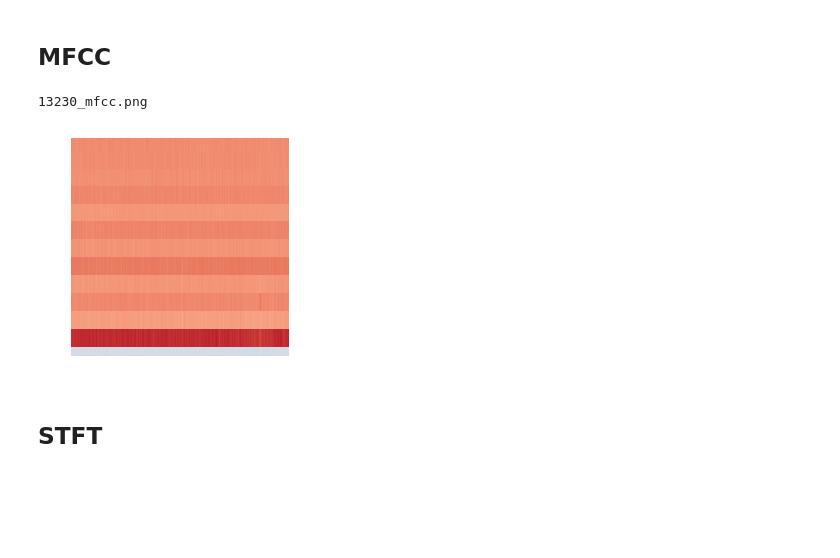
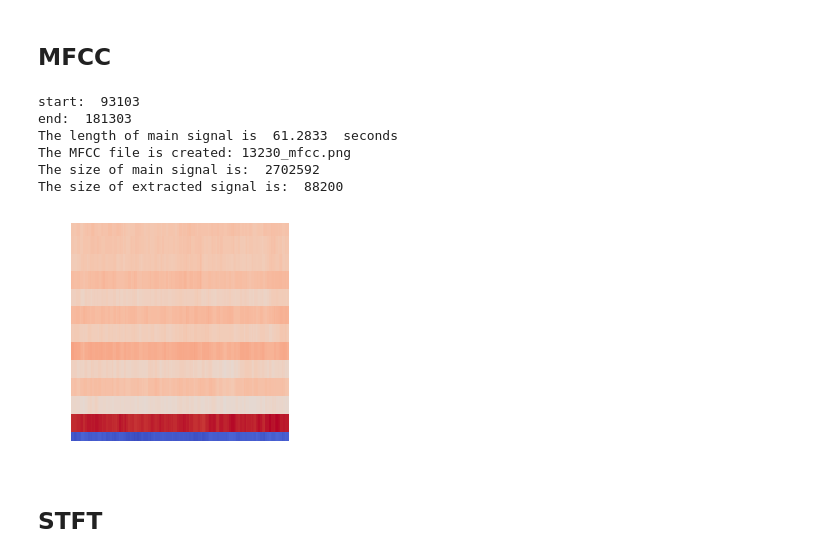
Before and after one commit to SMAHAM/Scene-Recognization, a Jupyter notebook: scene_reorganization.ipynb, the cells around one changed output. Saved outputs shown, nothing was run; the diff lists cells and outputs as text; code cells hidden in the pictures; blank space fills up the shorter version.

```diff
--- a/scene_reorganization.ipynb
+++ b/scene_reorganization.ipynb
@@ -75,15 +281,44 @@ Successfully downloaded file to ./6508.mp3
+# %%
+def start_end(sig,start,end,sr=44100):
+  if (start>end):
+    (start,end)=(end,start)
+  if (start<=0 or start>len(sig)/sr):
+    start = 0
+  else:
+    start = int(start*sr)
+  if (end==-1 or end>len(sig)/sr):
+    end = len(sig)
+  else:
+    end = int(end*sr)
+  print('start: ',start)
+  print('end: ',end)
+  return(start,end)
 # %% [markdown]
 # MFCC generator
 # %%
-def make_mfcc(filename,file_ext,path='./',crop_area=(50, 50, 306, 306),sr=44100,hop_length=512,n_mfcc = 13):
+def make_mfcc(filename,file_ext,path='./',start=-1,end=-1,fig_size =5,sr=44100,hop_length=512,n_mfcc = 13):
+  fig = plt.Figure(figsize=(fig_size,fig_size))
+  canvas = FigureCanvas(fig)
+  ax = fig.add_subplot(111)
+  ax.axis('off')
   sig, rate = librosa.load(path+filename+file_ext, sr=sr)
-  mfcc = librosa.feature.mfcc(y=sig, sr=rate, hop_length=hop_length, n_mfcc=n_mfcc)
+  start,end = start_end(sig,start,end)
+  y=sig[start:end]
+
+  mfcc = librosa.feature.mfcc(y=y, sr=rate, hop_length=hop_length, n_mfcc=n_mfcc)
   mfcc_result = librosa.display.specshow(mfcc, sr=sr, hop_length=hop_length, ax=ax)
   img_name = filename+'_mfcc.png'
-  print(img_name)
   fig.savefig(path+img_name)
   img = Image.open(path+img_name)
+  rate = int(fig_size/5)
+  left = rate*50
+  right = left + 256 * rate
+  crop_area = (left, left, right, right)
   cropped_img = img.crop(crop_area)
   plt.axis('off')
   imgplot = plt.imshow(cropped_img)
-  cropped_img.save(img_name)
+  cropped_img.save(path+img_name)
+  print('The length of main signal is ',round(len(sig)/sr,4),' seconds')
+  print('The MFCC file is created: '+img_name)
+  print('The size of main signal is: ',len(sig))
+  print('The size of extracted signal is: ',len(y))
@@ -116,10 +357,15 @@ area = (50, 50, 306, 306)
 # Air Conditioner
 # %% [markdown]
 ## MFCC
-# %%
-make_mfcc('13230','.mp3')
-# %% [output]
-13230_mfcc.png
-[figure, removed]
+# %%
+make_mfcc('13230','.mp3', fig_size = 5, start=2.1112, end=4.1112, path='/content/')
+# %% [output]
+start:  93103
+end:  181303
+The length of main signal is  61.2833  seconds
+The MFCC file is created: 13230_mfcc.png
+The size of main signal is:  2702592
+The size of extracted signal is:  88200
+[figure, added]
 # %% [markdown]
 ## STFT
```
Also changed, not shown: parts of 28 cells of this notebook.
